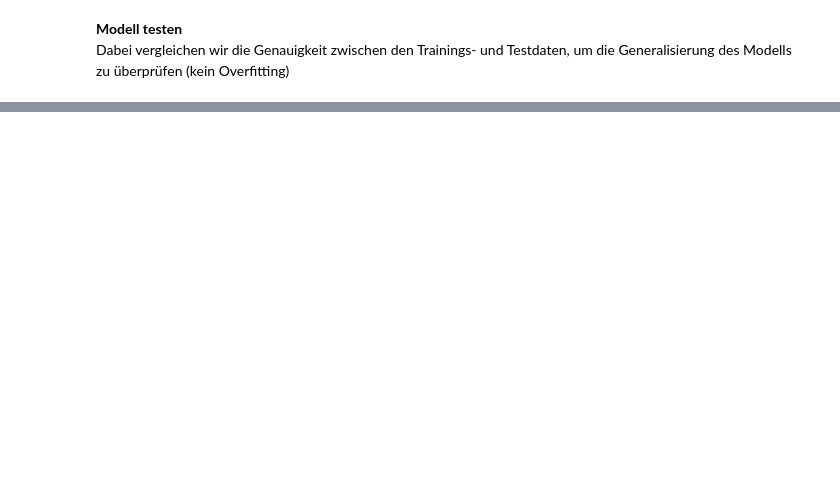
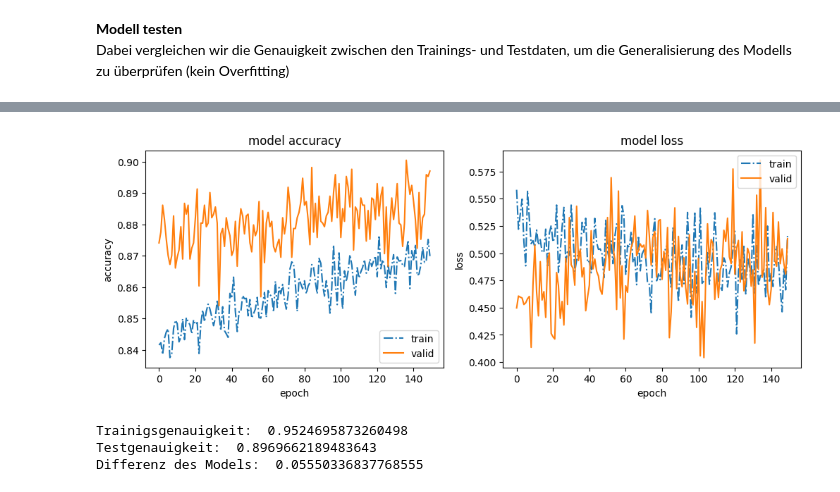
Before and after one commit to VimalKandrical/dl_sound_class, a Jupyter notebook: MLP-3_layers.ipynb, the cells around one changed output, grey strips where cells are left out. Cells and saved outputs as stored; diff of their text form; code cells hidden in the pictures; blank space fills up the shorter version.

```diff
--- a/MLP-3_layers.ipynb
+++ b/MLP-3_layers.ipynb
@@ -483,0 +572,9 @@ Mit diesem Multilayer Perceptron Neural Network ist der Score bereits sehr hoch
+# %%
+model2.compile(loss = 'categorical_crossentropy', metrics = ['accuracy'], optimizer = 'adam')
+
+model2.summary()
+
+# Berechnung der 'Pre-Trainings' Genauigkeit
+score2 = model2.evaluate(x_test, y_test, verbose = 0)
+accuracy2 = 100 * score2[1]
+print('Pre-training accuracy: %.4f%%' % accuracy2)
@@ -483,0 +599,14 @@ Mit diesem Multilayer Perceptron Neural Network ist der Score bereits sehr hoch
+# %%
+num_epochs = 150
+num_batch_size = 8
+
+start = datetime.now()
+
+history2 = model2.fit(x_train,
+                    y_train,
+                    batch_size = num_batch_size,
+                    epochs = num_epochs,
+                    validation_data = (x_test, y_test))
+
+duration = datetime.now() - start
+print('Training completed in time: ', duration)
@@ -483,0 +631,32 @@ Mit diesem Multilayer Perceptron Neural Network ist der Score bereits sehr hoch
+# %%
+# Anzeige der Entwicklung der Genauigkeit und Loss-function
+plt.figure(figsize=(12,4))
+plt.subplot(1, 2, (1))
+plt.plot(history2.history['accuracy'], linestyle = '-.')
+plt.plot(history2.history['val_accuracy'])
+plt.title('model accuracy')
+plt.ylabel('accuracy')
+plt.xlabel('epoch')
+plt.legend(['train', 'valid'], loc = 'lower right')
+plt.subplot(1, 2, (2))
+plt.plot(history2.history['loss'], linestyle = '-.')
+plt.plot(history2.history['val_loss'])
+plt.title('model loss')
+plt.ylabel('loss')
+plt.xlabel('epoch')
+plt.legend(['train', 'valid'], loc = 'upper right')
+plt.show()
+# %% [output]
+[figure, added]
+# %%
+score_train2 = model2.evaluate(x_train, y_train, verbose = 0)
+print('Trainigsgenauigkeit: ', score_train2[1])
+
+score_test2 = model2.evaluate(x_test, y_test, verbose = 0)
+print('Testgenauigkeit: ', score_test2[1])
+
+print('Differenz des Models: ', score_train2[1] - score_test2[1])
+# %% [output]
+Trainigsgenauigkeit:  0.9524695873260498
+Testgenauigkeit:  0.8969662189483643
+Differenz des Models:  0.05550336837768555
```
Also changed, not shown: parts of 11 cells of this notebook.
